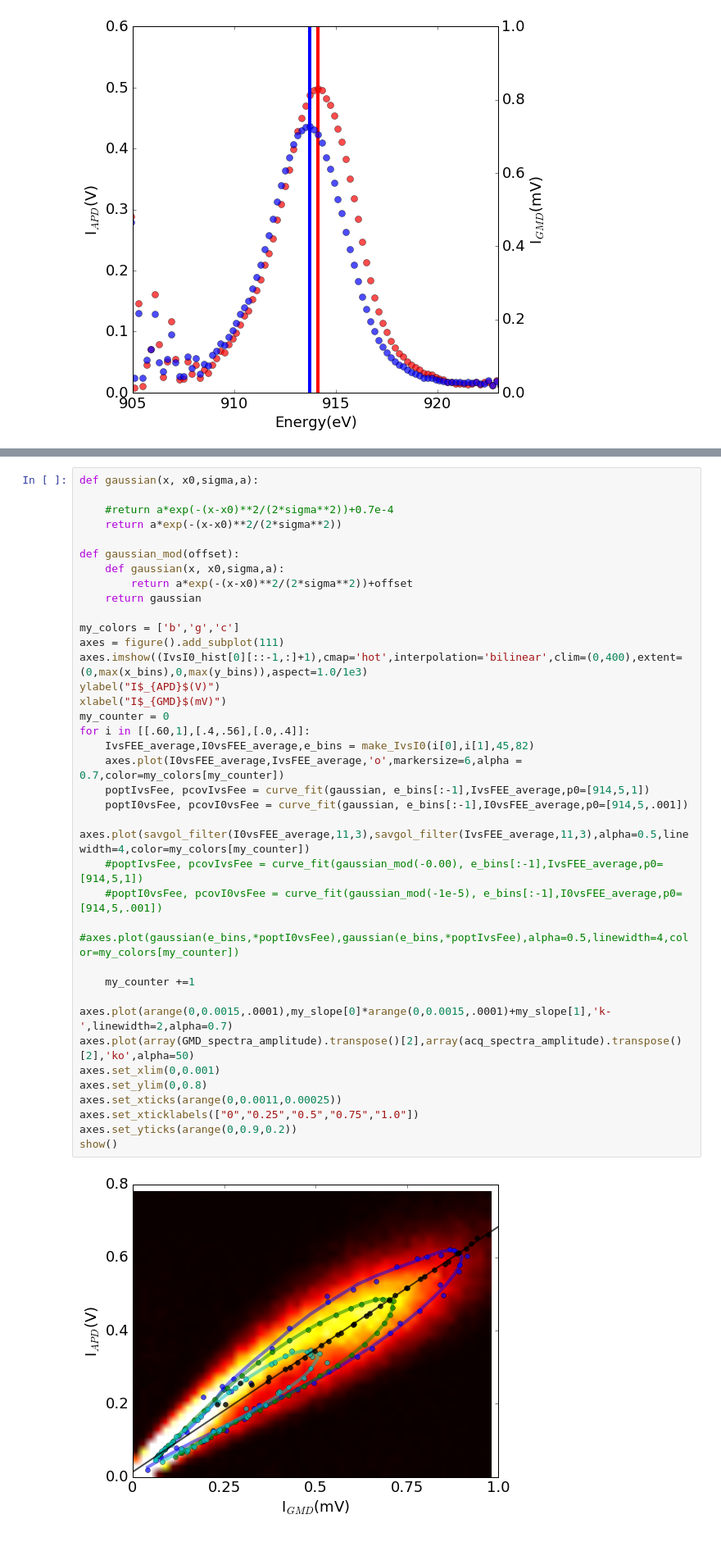
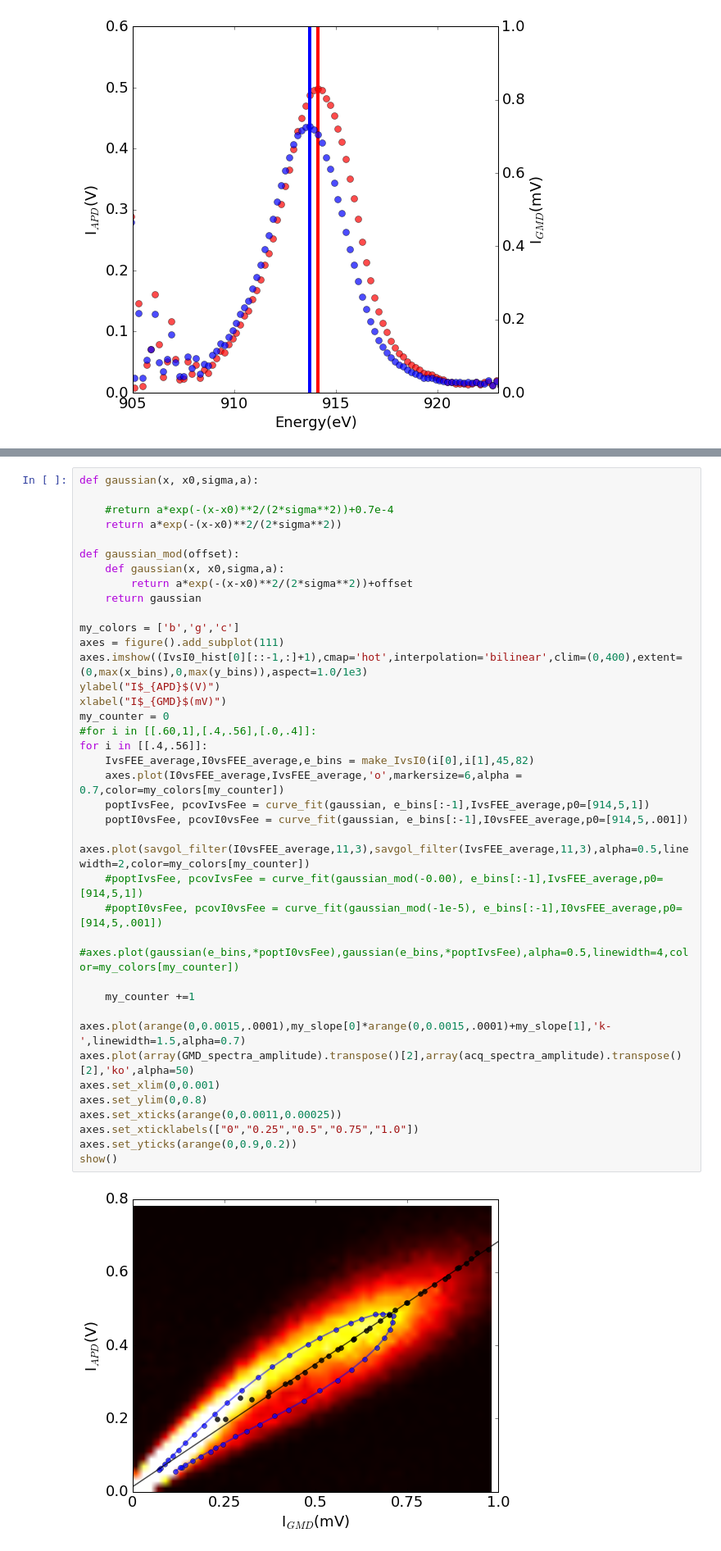
Before and after one commit to sioan/softXRayDataAndControls, a Jupyter notebook: experimentSpecificFiles/sxri0414/for_pub/regression_approach_run60.ipynb, the cells around one changed output, grey strips where cells are left out. Shown at 82% size. Cells and saved outputs as stored; diff of their text form.

```diff
--- a/experimentSpecificFiles/sxri0414/for_pub/regression_approach_run60.ipynb
+++ b/experimentSpecificFiles/sxri0414/for_pub/regression_approach_run60.ipynb
@@ -302,34 +472,35 @@ def gaussian(x, x0,sigma,a):
 
 def gaussian_mod(offset):
     def gaussian(x, x0,sigma,a):
         return a*exp(-(x-x0)**2/(2*sigma**2))+offset
     return gaussian
 
 my_colors = ['b','g','c']
 axes = figure().add_subplot(111)
 axes.imshow((IvsI0_hist[0][::-1,:]+1),cmap='hot',interpolation='bilinear',clim=(0,400),extent=(0,max(x_bins),0,max(y_bins)),aspect=1.0/1e3)
 ylabel("I$_{APD}$(V)")
 xlabel("I$_{GMD}$(mV)")
 my_counter = 0
-for i in [[.60,1],[.4,.56],[.0,.4]]:
+#for i in [[.60,1],[.4,.56],[.0,.4]]:
+for i in [[.4,.56]]:
     IvsFEE_average,I0vsFEE_average,e_bins = make_IvsI0(i[0],i[1],45,82)
     axes.plot(I0vsFEE_average,IvsFEE_average,'o',markersize=6,alpha = 0.7,color=my_colors[my_counter])
     poptIvsFee, pcovIvsFee = curve_fit(gaussian, e_bins[:-1],IvsFEE_average,p0=[914,5,1])
     poptI0vsFee, pcovI0vsFee = curve_fit(gaussian, e_bins[:-1],I0vsFEE_average,p0=[914,5,.001])
-    axes.plot(savgol_filter(I0vsFEE_average,11,3),savgol_filter(IvsFEE_average,11,3),alpha=0.5,linewidth=4,color=my_colors[my_counter])
+    axes.plot(savgol_filter(I0vsFEE_average,11,3),savgol_filter(IvsFEE_average,11,3),alpha=0.5,linewidth=2,color=my_colors[my_counter])
     #poptIvsFee, pcovIvsFee = curve_fit(gaussian_mod(-0.00), e_bins[:-1],IvsFEE_average,p0=[914,5,1])
     #poptI0vsFee, pcovI0vsFee = curve_fit(gaussian_mod(-1e-5), e_bins[:-1],I0vsFEE_average,p0=[914,5,.001])
     #axes.plot(gaussian(e_bins,*poptI0vsFee),gaussian(e_bins,*poptIvsFee),alpha=0.5,linewidth=4,color=my_colors[my_counter])
 
     my_counter +=1
 
-axes.plot(arange(0,0.0015,.0001),my_slope[0]*arange(0,0.0015,.0001)+my_slope[1],'k-',linewidth=2,alpha=0.7)
+axes.plot(arange(0,0.0015,.0001),my_slope[0]*arange(0,0.0015,.0001)+my_slope[1],'k-',linewidth=1.5,alpha=0.7)
 axes.plot(array(GMD_spectra_amplitude).transpose()[2],array(acq_spectra_amplitude).transpose()[2],'ko',alpha=50)
 axes.set_xlim(0,0.001)
 axes.set_ylim(0,0.8)
 axes.set_xticks(arange(0,0.0011,0.00025))
 axes.set_xticklabels(["0","0.25","0.5","0.75","1.0"])
 axes.set_yticks(arange(0,0.9,0.2))
 show()
 # %% [output]
-[figure, old version]
+[figure, new version]
```
Also changed, not shown: parts of 9 cells of this notebook, 6 other files.
